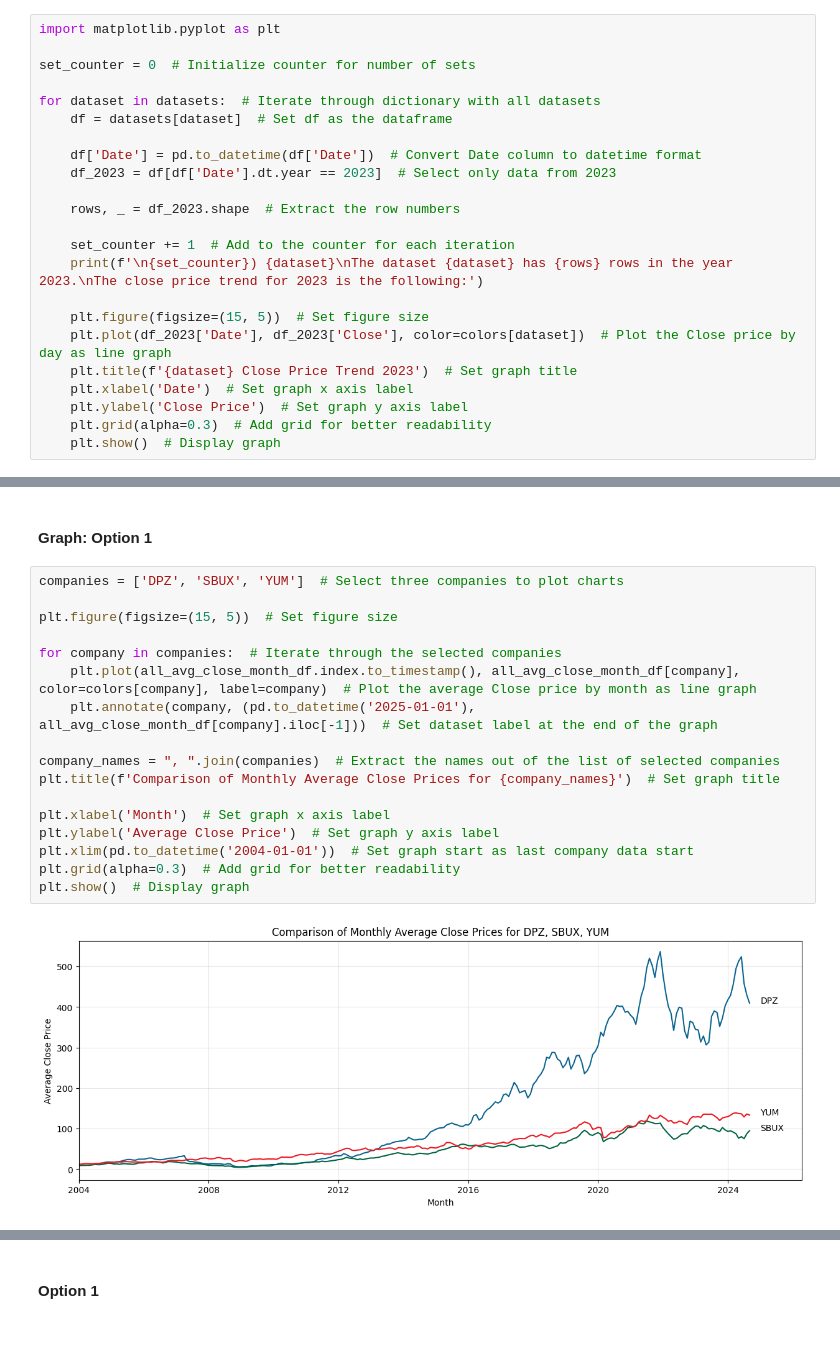
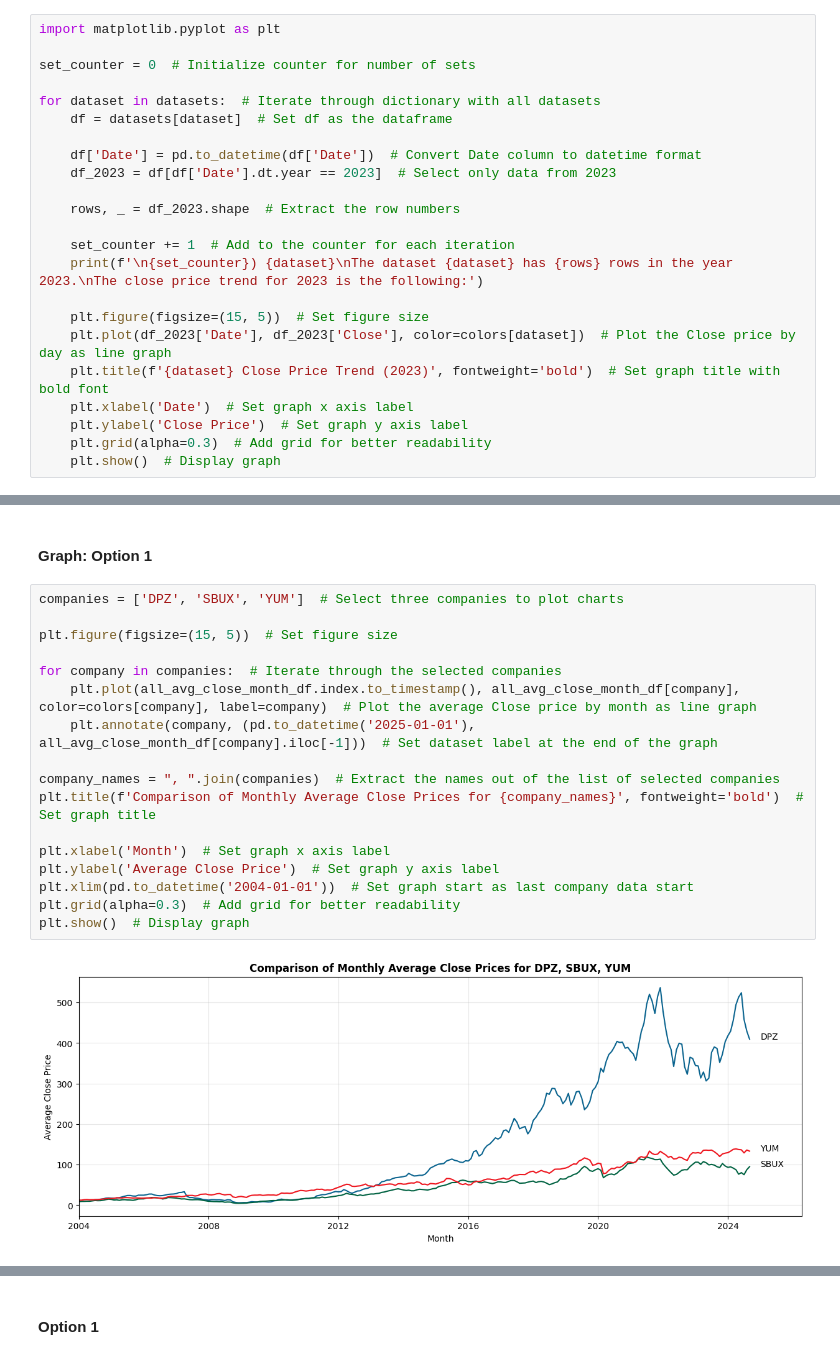
Before and after one commit to Noor-Raza/Python-for-Data-Science-Final-Project, a Jupyter notebook: Exercises.ipynb, the cells around one changed output, grey strips where cells are left out. Saved outputs shown, nothing was run; the diff lists cells and outputs as text.

```diff
--- a/Exercises.ipynb
+++ b/Exercises.ipynb
@@ -236,7 +236,7 @@ for dataset in datasets:  # Iterate through dictionary with all datasets
 
     plt.figure(figsize=(15, 5))  # Set figure size
     plt.plot(df_2023['Date'], df_2023['Close'], color=colors[dataset])  # Plot the Close price by day as line graph
-    plt.title(f'{dataset} Close Price Trend 2023')  # Set graph title
+    plt.title(f'{dataset} Close Price Trend (2023)', fontweight='bold')  # Set graph title with bold font
     plt.xlabel('Date')  # Set graph x axis label
     plt.ylabel('Close Price')  # Set graph y axis label
     plt.grid(alpha=0.3)  # Add grid for better readability
@@ -499,19 +499,19 @@ Monthly Average Close Prices:
 # %%
 companies = ['DPZ', 'SBUX', 'YUM']  # Select three companies to plot charts
 
 plt.figure(figsize=(15, 5))  # Set figure size
 
 for company in companies:  # Iterate through the selected companies
     plt.plot(all_avg_close_month_df.index.to_timestamp(), all_avg_close_month_df[company], color=colors[company], label=company)  # Plot the average Close price by month as line graph
     plt.annotate(company, (pd.to_datetime('2025-01-01'), all_avg_close_month_df[company].iloc[-1]))  # Set dataset label at the end of the graph
 
 company_names = ", ".join(companies)  # Extract the names out of the list of selected companies
-plt.title(f'Comparison of Monthly Average Close Prices for {company_names}')  # Set graph title
+plt.title(f'Comparison of Monthly Average Close Prices for {company_names}', fontweight='bold')  # Set graph title
 
 plt.xlabel('Month')  # Set graph x axis label
 plt.ylabel('Average Close Price')  # Set graph y axis label
 plt.xlim(pd.to_datetime('2004-01-01'))  # Set graph start as last company data start
 plt.grid(alpha=0.3)  # Add grid for better readability
 plt.show()  # Display graph
 # %% [output]
-[figure, old version]
+[figure, new version]
```
Also changed, not shown: parts of 29 cells of this notebook.
